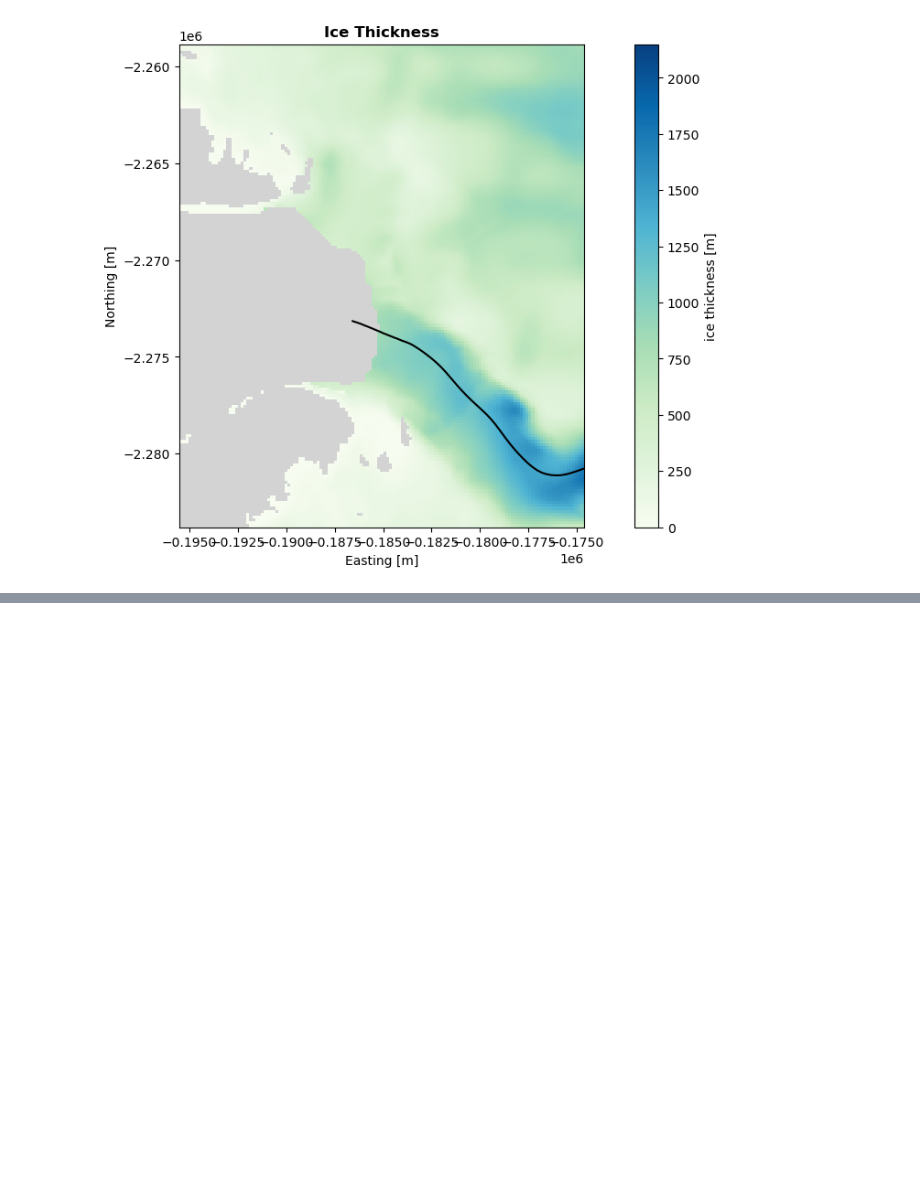
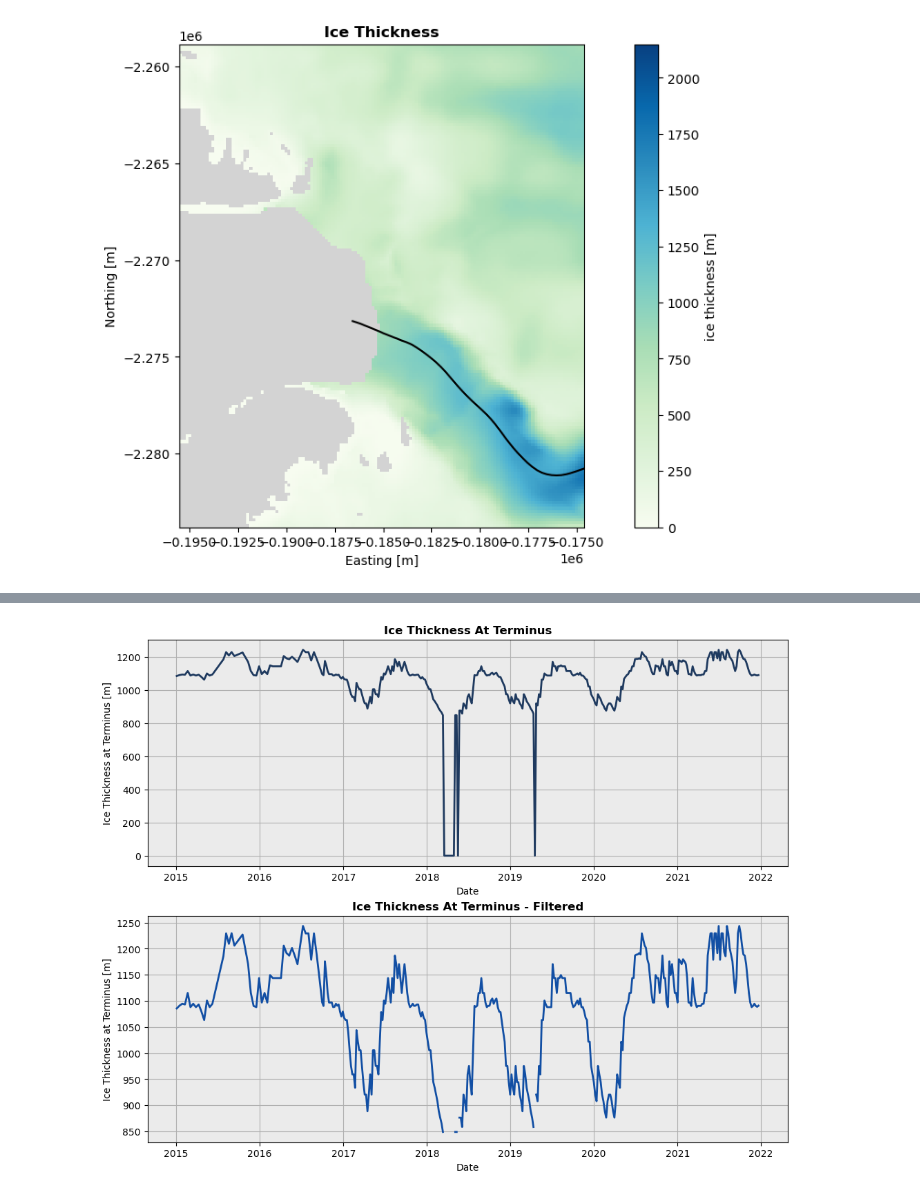
Before and after one commit to sofiasuhinin/Jakobshavn-Isbrae-CalvingStatistics, a Jupyter notebook: notebooks/5_JakobshavnIsbrae_Calving.ipynb, the cells around one changed output, grey strips where cells are left out. Drawn from its saved outputs; the diff is of its cells as text; code cells hidden in the pictures; blank space fills up the shorter version.

```diff
--- a/notebooks/5_JakobshavnIsbrae_Calving.ipynb
+++ b/notebooks/5_JakobshavnIsbrae_Calving.ipynb
@@ -150,0 +131,11 @@ plt.show()
+# %%
+# change intersect_points from strn to shapely points (better for geospatial)
+terminus["intersect_points"] = terminus["intersect_points"].apply(lambda p: wkt.loads(p) if isinstance(p, str) else p)
+print(type(terminus["intersect_points"].iloc[0]))
+
+# get intersection coordinates
+x_points = [p.x for p in terminus["intersect_points"]]
+y_points = [p.y for p in terminus["intersect_points"]]
+
+# sample nearest BedMachine thickness
+terminus["thickness_at_terminus"] = bedmachine["thickness"].sel(x=xr.DataArray(x_points, dims="point"), y=xr.DataArray(y_points, dims="point"), method="nearest").values
@@ -150,0 +167,21 @@ plt.show()
+# %%
+terminus_copy = terminus.copy()
+terminus_copy["thickness_at_terminus"] = terminus_copy["thickness_at_terminus"].replace(0, np.nan)
+
+fig, ax = plt.subplots(2, 1, figsize = (10,8), constrained_layout = True)
+ax[0].plot(terminus["Date"], terminus["thickness_at_terminus"], color="#1f3a5f", linewidth = plotprops["linewidth"])
+ax[0].set_xlabel("Date")
+ax[0].set_ylabel("Ice Thickness at Terminus [m]")
+ax[0].set_title("Ice Thickness At Terminus", fontweight=plotprops["titleweight"])
+
+ax[1].plot(terminus_copy["Date"], terminus_copy["thickness_at_terminus"], color="#124fa4", linewidth = plotprops["linewidth"])
+ax[1].set_xlabel("Date")
+ax[1].set_ylabel("Ice Thickness at Terminus [m]")
+ax[1].set_title("Ice Thickness At Terminus - Filtered", fontweight=plotprops["titleweight"])
+
+for a in ax.flat:
+    a.set_facecolor(plotprops["facecolor"])
+    a.grid(True)
+plt.show()
+# %% [output]
+[figure, added]
```
Also changed, not shown: parts of 8 cells of this notebook.
